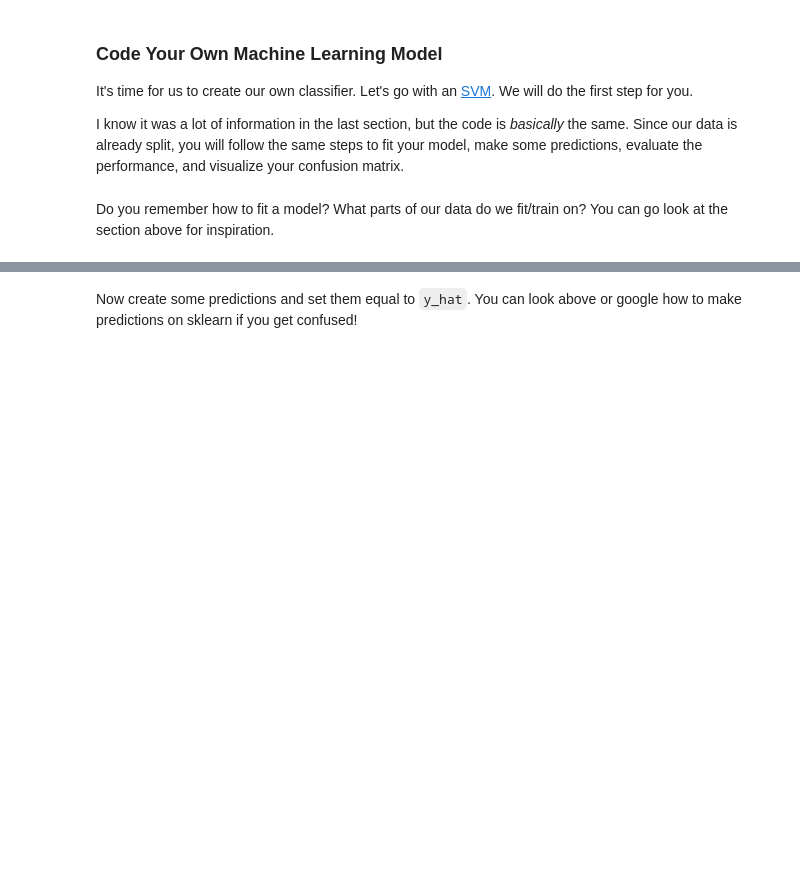
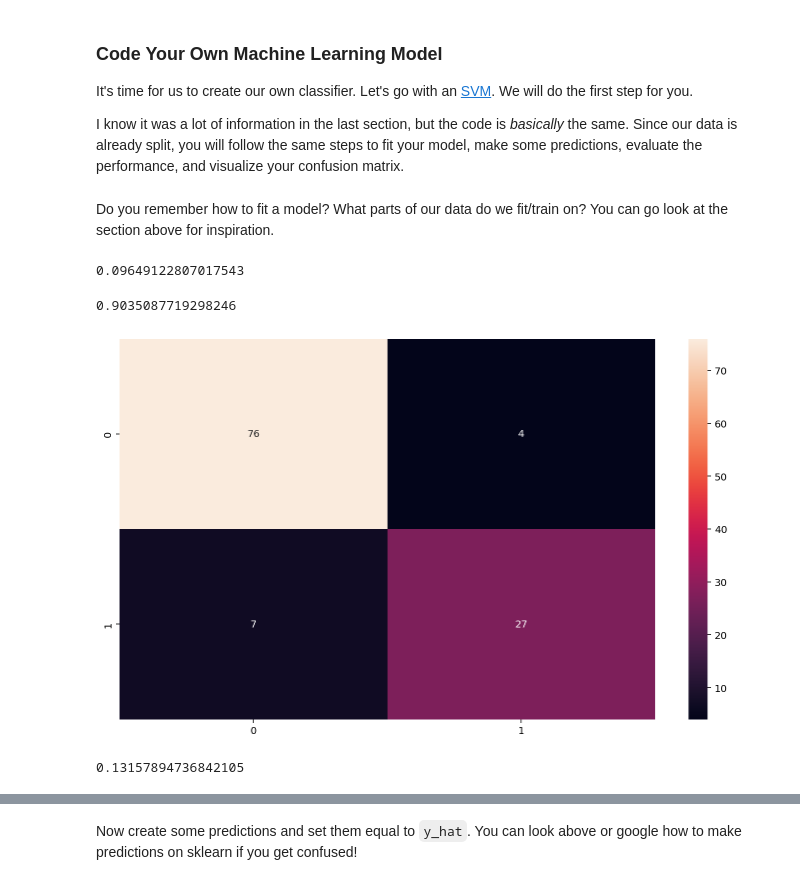
Before and after one commit to gprasad125/SC22-Batch-D-python-enjoyers, a Jupyter notebook: Brycinea/week2/Cancer_detection.ipynb, the cells around one changed output, grey strips where cells are left out. Drawn from its saved outputs; the diff is of its cells as text; code cells hidden in the pictures; blank space fills up the shorter version.

```diff
--- a/Brycinea/week2/Cancer_detection.ipynb
+++ b/Brycinea/week2/Cancer_detection.ipynb
@@ -289,2 +334,23 @@ from sklearn.svm import SVC
 # %% [markdown]
 Do you remember how to fit a model? What parts of our data do we fit/train on? You can go look at the section above for inspiration.
+# %%
+from sklearn.ensemble import RandomForestClassifier as RFC
+model_2 = RFC(n_estimators=15)
+# %%
+model_2 = model_2.fit(x_train, y_train)
+# %%
+y_hat = model_2.predict(x_test)
+# %%
+total_squared_error = (np.sum((y_test - y_hat)**2))
+mean_squared_error = total_squared_error/len(y_test)
+print(mean_squared_error)
+# %% [output]
+0.09649122807017543
+# %%
+sns.heatmap(confusion_matrix(y_test, y_hat), annot=True, fmt='g')
+comparisons = np.array(y_hat == y_test)
+accuracy = comparisons.mean()
+accuracy
+# %% [output]
+0.9035087719298246
+[figure, added]
@@ -290,0 +367,6 @@ Do you remember how to fit a model? What parts of our data do we fit/train on? Y
+# %%
+total_squared_error = (np.sum((y_test - y_hat)**2))
+mean_squared_error = total_squared_error/len(y_test)
+print(mean_squared_error)
+# %% [output]
+0.13157894736842105
```
Also changed, not shown: parts of 31 cells of this notebook, 38 other files.
